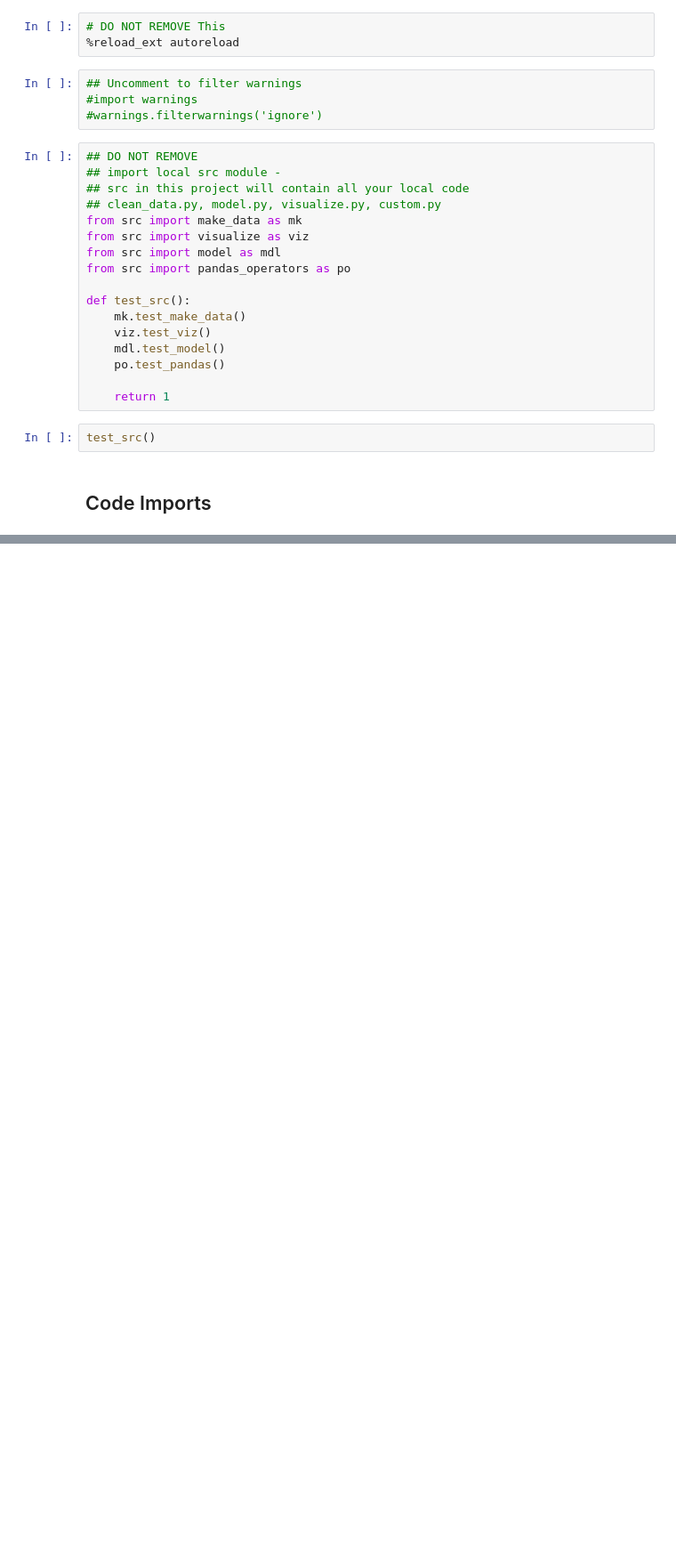
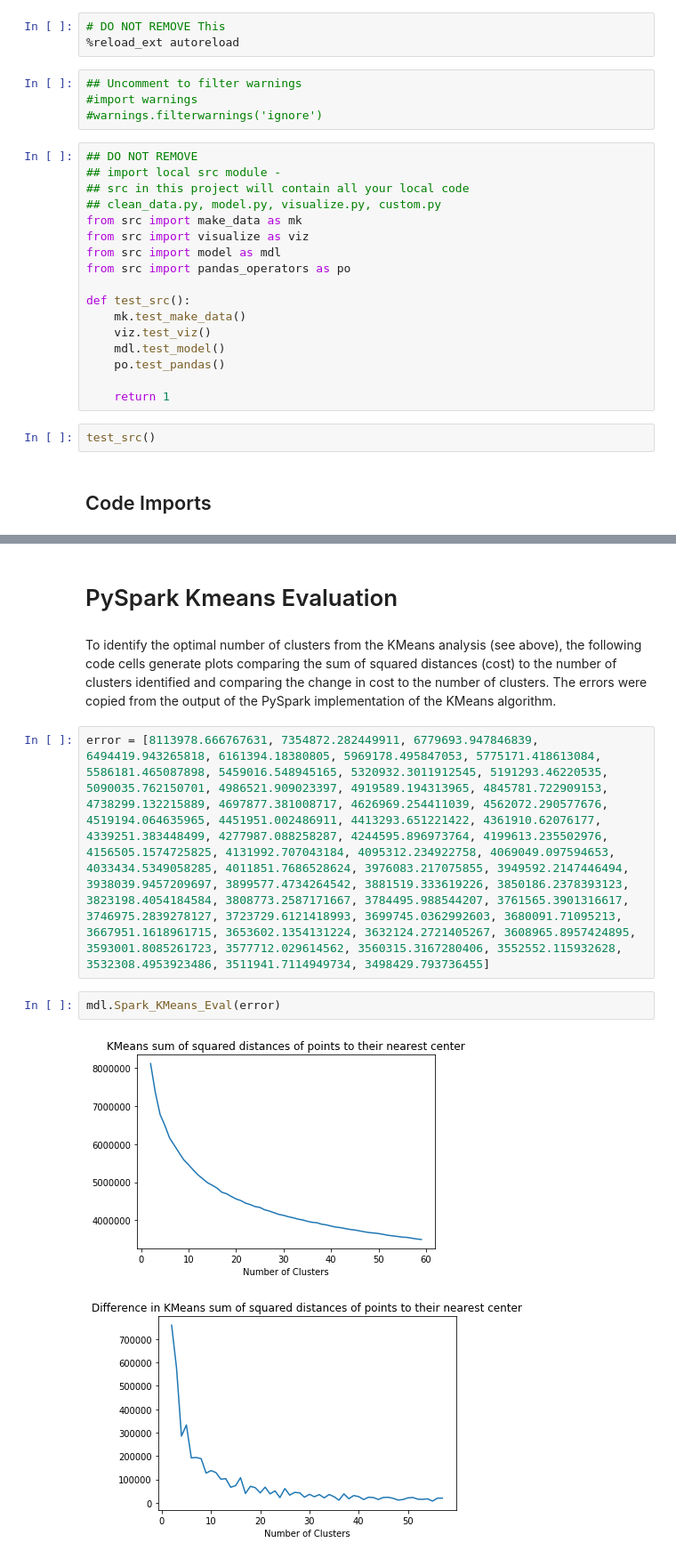
Before and after one commit to DRyanMiller/Overcoming-Echo-Chambers-in-Recommendation-Systems, a Jupyter notebook: notebooks/model_drm_ec.ipynb, the cells around one changed output, grey strips where cells are left out. Shown at 89% size. Cells and saved outputs as stored; diff of their text form; blank space fills up the shorter version.

```diff
--- a/notebooks/model_drm_ec.ipynb
+++ b/notebooks/model_drm_ec.ipynb
@@ -46,0 +61,11 @@ import seaborn as sns
+# %% [markdown]
+# PySpark Kmeans Evaluation
+# %% [markdown]
+To identify the optimal number of clusters from the KMeans analysis (see above), the following code cells generate plots comparing the sum of squared distances (cost) to the number of clusters identified and comparing the change in cost to the number of clusters.  The errors were copied from the output of the PySpark implementation of the KMeans algorithm.
+# %%
+error = [8113978.666767631, 7354872.282449911, 6779693.947846839, 6494419.943265818, 6161394.18380805, 5969178.495847053, 5775171.418613084, 5586181.465087898, 5459016.548945165, 5320932.3011912545, 5191293.46220535, 5090035.762150701, 4986521.909023397, 4919589.194313965, 4845781.722909153, 4738299.132215889, 4697877.381008717, 4626969.254411039, 4562072.290577676, 4519194.064635965, 4451951.002486911, 4413293.651221422, 4361910.62076177, 4339251.383448499, 4277987.088258287, 4244595.896973764, 4199613.235502976, 4156505.1574725825, 4131992.707043184, 4095312.234922758, 4069049.097594653, 4033434.5349058285, 4011851.7686528624, 3976083.217075855, 3949592.2147446494, 3938039.9457209697, 3899577.4734264542, 3881519.333619226, 3850186.2378393123, 3823198.4054184584, 3808773.2587171667, 3784495.988544207, 3761565.3901316617, 3746975.2839278127, 3723729.6121418993, 3699745.0362992603, 3680091.71095213, 3667951.1618961715, 3653602.1354131224, 3632124.2721405267, 3608965.8957424895, 3593001.8085261723, 3577712.029614562, 3560315.3167280406, 3552552.115932628, 3532308.4953923486, 3511941.7114949734, 3498429.793736455]
+# %%
+mdl.Spark_KMeans_Eval(error)
+# %% [output]
+[figure, added]
+[figure, added]
```
Also changed, not shown: parts of 21 cells of this notebook, 4 other files.
